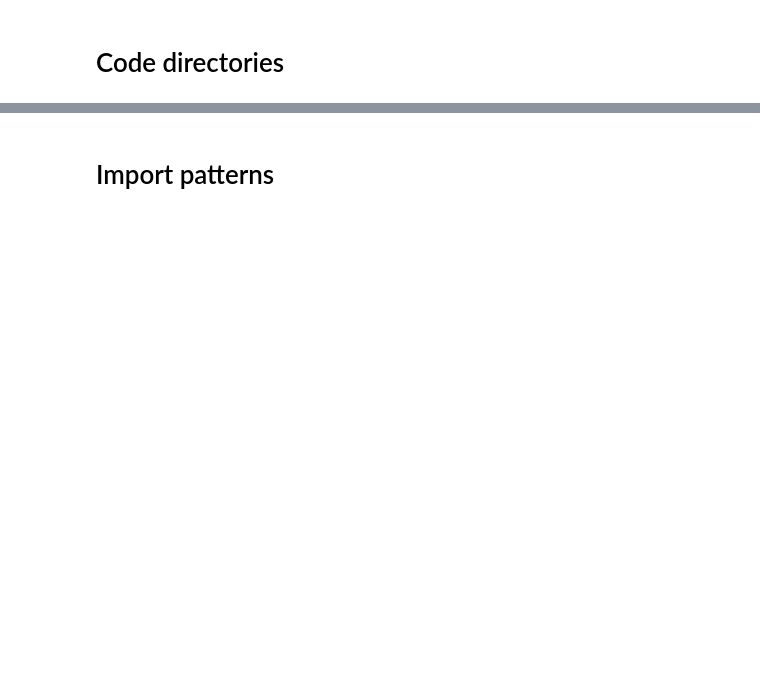
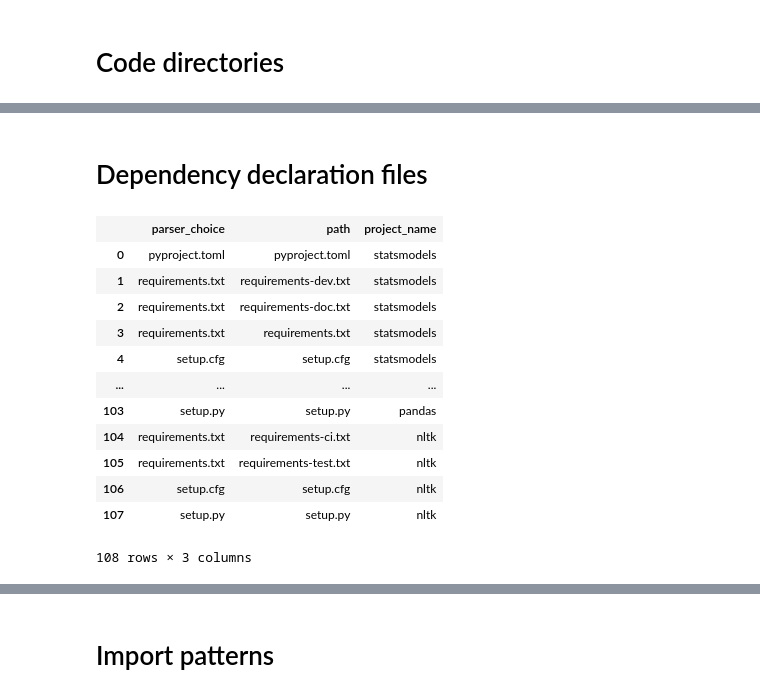
Before and after one commit to tweag/FawltyDeps, a Jupyter notebook: PyPI_analysis/results/results.ipynb, the cells around one changed output, grey strips where cells are left out. Cells and saved outputs as stored; diff of their text form; code cells hidden in the pictures; blank space fills up the shorter version.

```diff
--- a/PyPI_analysis/results/results.ipynb
+++ b/PyPI_analysis/results/results.ipynb
@@ -120,0 +130,18 @@ plt.show()
+# %% [markdown]
+# Dependency declaration files
+# %%
+df_deps
+# %% [output]
+|  | parser_choice | path | project_name |
+| 0 | pyproject.toml | pyproject.toml | statsmodels |
+| 1 | requirements.txt | requirements-dev.txt | statsmodels |
+| 2 | requirements.txt | requirements-doc.txt | statsmodels |
+| 3 | requirements.txt | requirements.txt | statsmodels |
+| 4 | setup.cfg | setup.cfg | statsmodels |
+| ... | ... | ... | ... |
+| 103 | setup.py | setup.py | pandas |
+| 104 | requirements.txt | requirements-ci.txt | nltk |
+| 105 | requirements.txt | requirements-test.txt | nltk |
+| 106 | setup.cfg | setup.cfg | nltk |
+| 107 | setup.py | setup.py | nltk |
+108 rows × 3 columns
```
Also changed, not shown: parts of 7 cells of this notebook.
